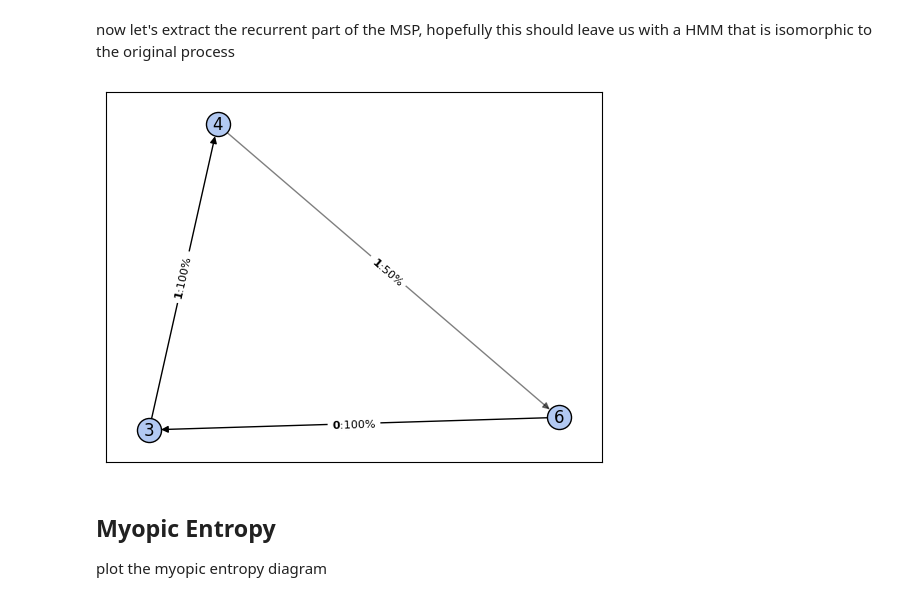
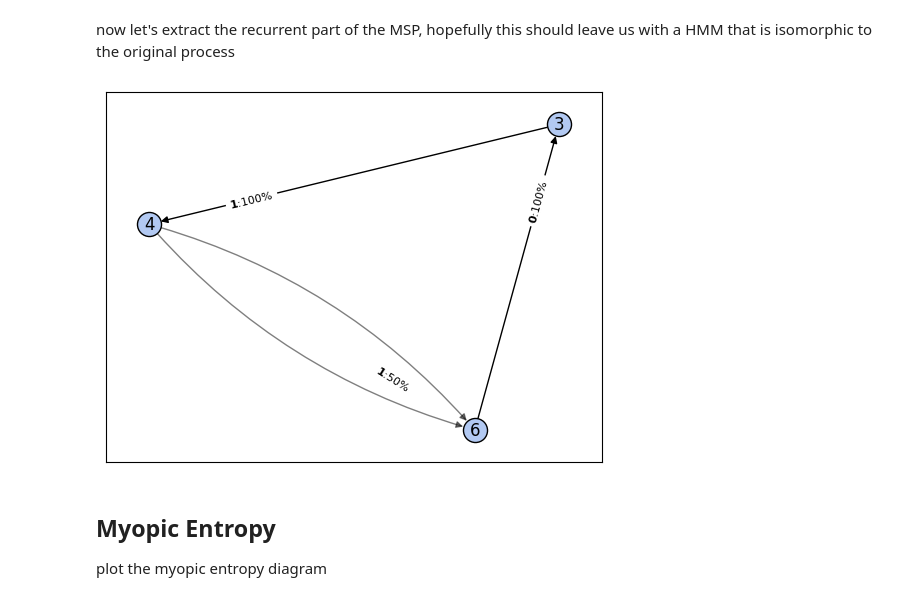
Before and after one commit to adamimos/epsilon-transformers, a Jupyter notebook: notebooks/ZeroOneRandom.ipynb, the cells around one changed output. Saved outputs shown, nothing was run; the diff lists cells and outputs as text; code cells hidden in the pictures.

```diff
--- a/notebooks/ZeroOneRandom.ipynb
+++ b/notebooks/ZeroOneRandom.ipynb
@@ -55,9 +74,9 @@ visualize_graph_with_selective_offset(G_MSP, layout='spring', draw_edge_labels=F
 now let's extract the recurrent part of the MSP, hopefully this should leave us with a HMM that is isomorphic to the original process
 # %%
 recurrent_subgraph = get_recurrent_subgraph(G_MSP)
-visualize_graph_with_selective_offset(recurrent_subgraph,  draw_edge_labels=True, draw_mixed_state=True, draw_color=False)
+visualize_graph(recurrent_subgraph,  draw_edge_labels=True, draw_mixed_state=True, draw_color=False)
 # %% [output]
-[figure, old version]
+[figure, new version]
 # %% [markdown]
 ## Myopic Entropy
 
```
Also changed, not shown: parts of 10 cells of this notebook, 22 other files.
